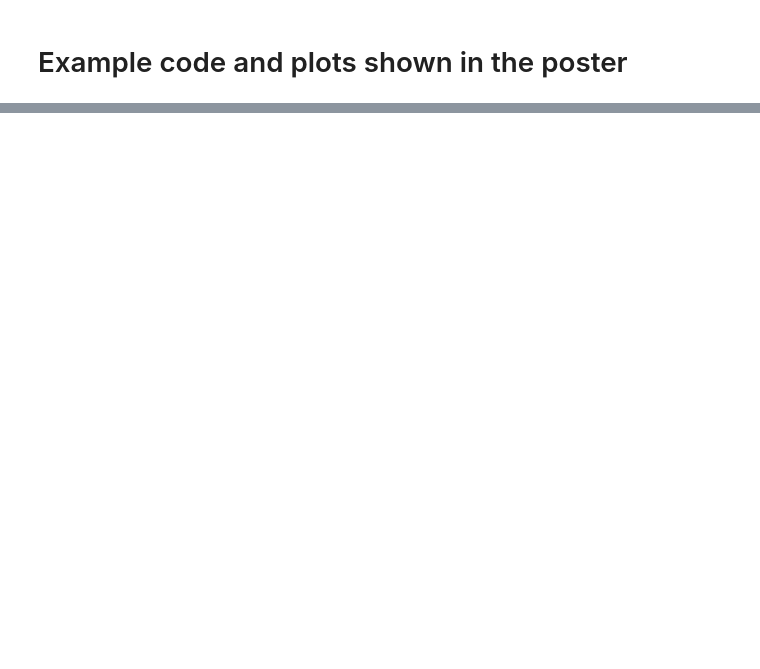
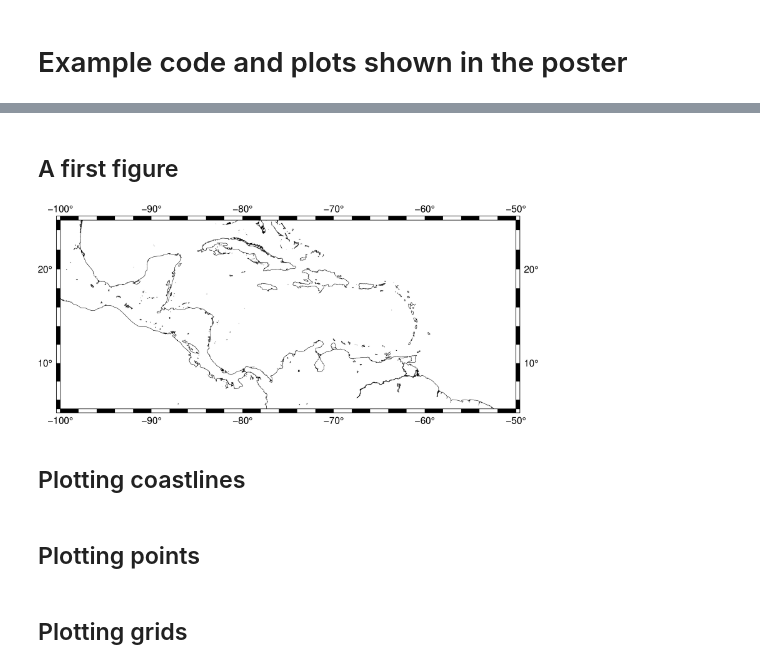
Before and after one commit to leouieda/agu2019, a Jupyter notebook: examples.ipynb, the cells around one changed output, grey strips where cells are left out. Saved outputs shown, nothing was run; the diff lists cells and outputs as text; code cells hidden in the pictures; blank space fills up the shorter version.

Commit message:
Add first plot using Figure with some coastlines

```diff
--- a/examples.ipynb
+++ b/examples.ipynb
@@ -25,0 +5,21 @@ fig.show(width=1000)
+# %% [markdown]
+## A first figure
+# %%
+# The Figure controls all plotting
+fig = pygmt.Figure()
+# Draw the frame and set region and projection
+fig.basemap(region=[-100, -50, 5, 25], projection="M20c", frame=True)
+# Plot shorelines
+fig.coast(shorelines=True)
+# savefig is the same as matplotlib
+fig.savefig("central-america.png")
+# Display the figure
+fig.show()
+# %% [output]
+[figure, added]
+# %% [markdown]
+## Plotting coastlines
+# %% [markdown]
+## Plotting points
+# %% [markdown]
+## Plotting grids
```
Also changed, not shown: parts of 3 cells of this notebook, 2 other files.
